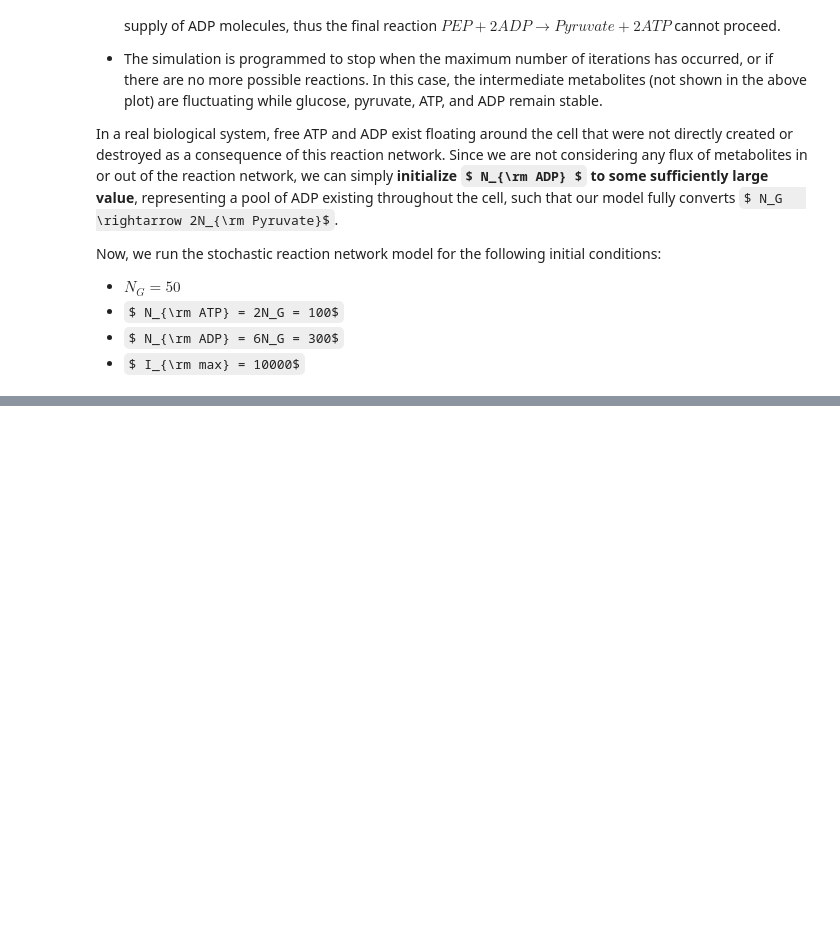
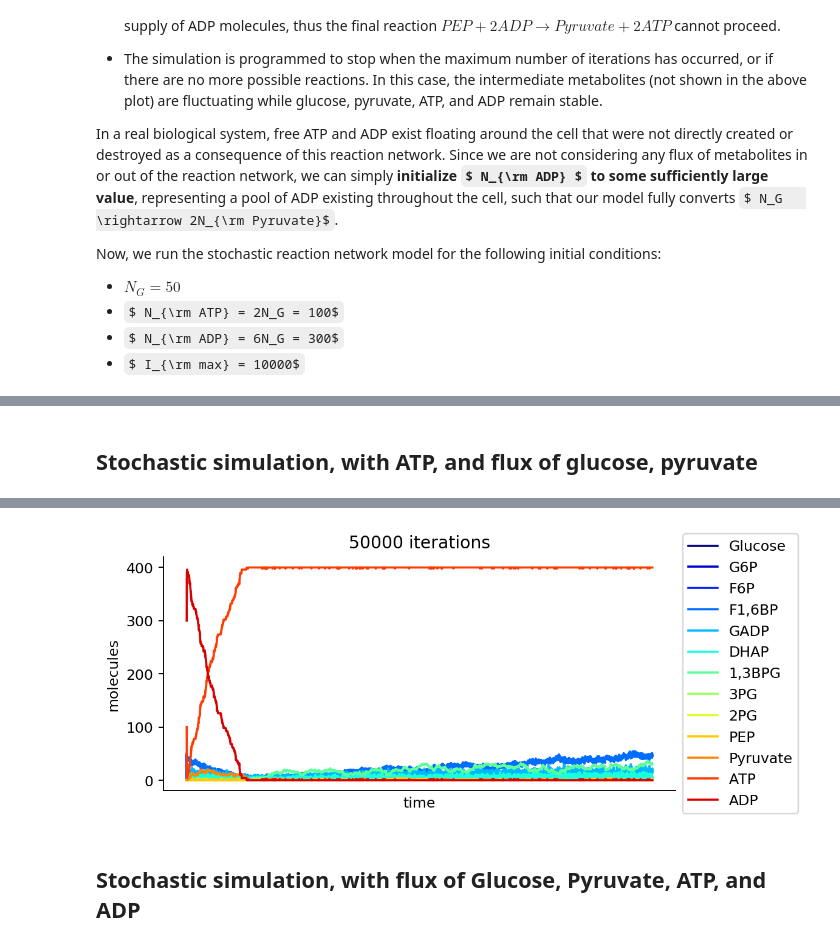
Before and after one commit to smorabit/screm, a Jupyter notebook: glycolysis.ipynb, the cells around one changed output, grey strips where cells are left out. Cells and saved outputs as stored; diff of their text form; code cells hidden in the pictures; some formulas as TeX source; blank space fills up the shorter version.

```diff
--- a/glycolysis.ipynb
+++ b/glycolysis.ipynb
@@ -263,0 +273,2 @@ time elapsed: 0.44373393058776855 seconds
+# %% [markdown]
+## Stochastic simulation, with ATP, and flux of glucose, pyruvate
@@ -263,0 +324,6 @@ time elapsed: 0.44373393058776855 seconds
+# %%
+initial = np.matrix(np.array([50,0,0,0,0,0,0,0,0,0,0,100,300]))
+iters = 50000
+T, V, I = simulate_reactions(initial, reaction_net_3, iters )
+plot_simulation(T,V,I, reaction_net_3)
+# %% [output]
@@ -263,0 +331,3 @@ time elapsed: 0.44373393058776855 seconds
+[figure, added]
+# %% [markdown]
+## Stochastic simulation, with flux of Glucose, Pyruvate, ATP, and ADP
```
Also changed, not shown: parts of 25 cells of this notebook.
